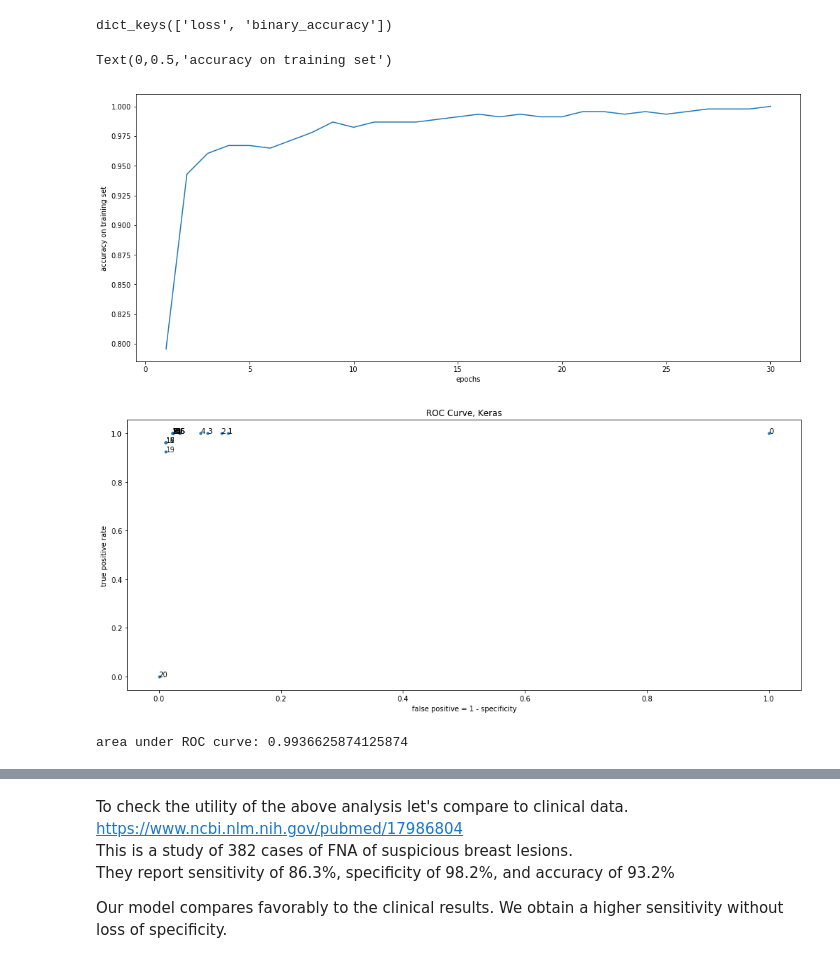
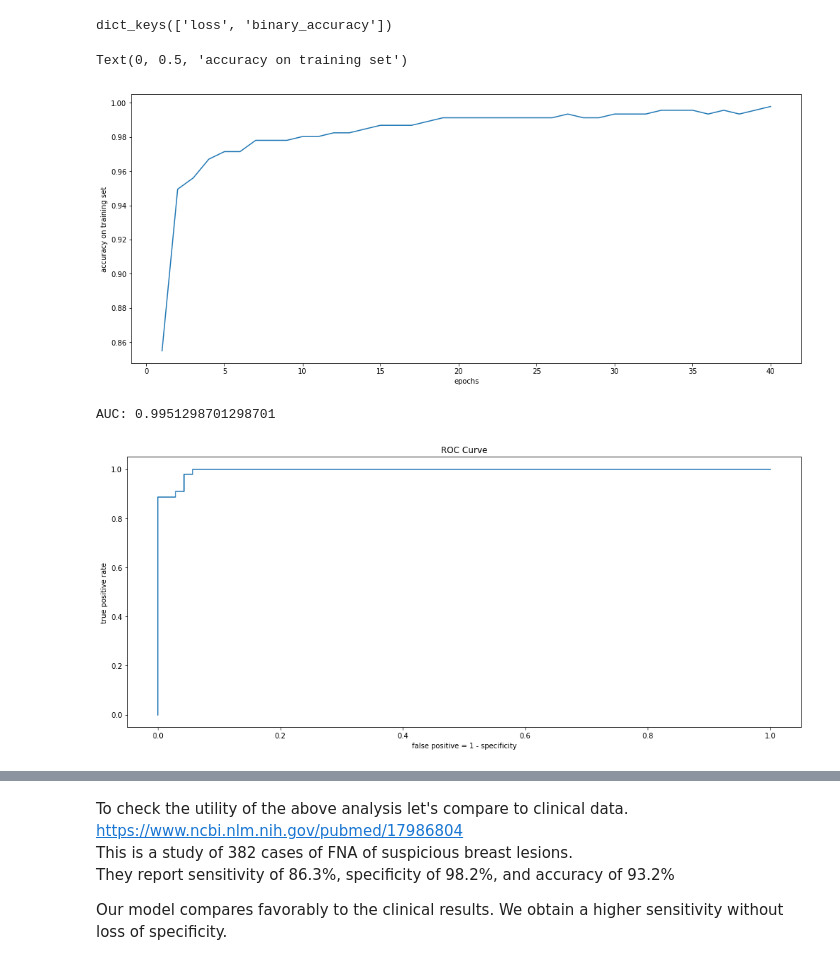
Before and after one commit to dalurie/Breast_Cancer_FNA, a Jupyter notebook: Breast_Cancer_FNA.ipynb, the cells around one changed output, grey strips where cells are left out. Saved outputs shown, nothing was run; the diff lists cells and outputs as text; code cells hidden in the pictures.

```diff
--- a/Breast_Cancer_FNA.ipynb
+++ b/Breast_Cancer_FNA.ipynb
@@ -166,5 +169,3 @@ diag_test = diag_bin[455:]
-# %%
-data_train_scaled = data_scaled[:455]
-data_test_scaled = data_scaled[455:]
-diag_train = diag_bin[:455]
-diag_test = diag_bin[455:]
+# %%
+for i in [data_train, data_test, diag_train, diag_test]:
+    print(len(i))
@@ -532,7 +559,6 @@ model = models.Sequential()
 model.add(layers.Dense(30, activation = 'relu', input_shape = (30,))) # input 1 for test, 30 for all features
 model.add(layers.Dense(30, activation = 'relu',))
 model.add(layers.Dense(30, activation = 'relu',))
-model.add(layers.Dense(30, activation = 'relu',))
 model.add(layers.Dense(1, activation = 'sigmoid',kernel_regularizer=regularizers.l2(0.03)))
 # %% [markdown]
 The output layer of the neural net above is a single node.
@@ -548,9 +574,10 @@ model.compile(optimizer=optimizers.RMSprop(lr=.001),
 # %%
 start = timeit.default_timer()
 model.fit(data_train,
-         diag_train,
-         epochs = 30,
+         Y_train,
+         epochs = 40,
          batch_size = 32,
+         #validation_data = ()
          verbose = 2)
 end = timeit.default_timer()
 # %% [output]
@@ -581,19 +608,20 @@ acc.history.keys()
 # %% [output]
 dict_keys(['loss', 'binary_accuracy'])
 # %%
-epochs = 30
+epochs = 40
 x_vals = list(range(1,epochs+1))
 y_vals = acc.history['binary_accuracy']
 plt.plot(x_vals,y_vals)
 plt.xlabel('epochs')
 plt.ylabel('accuracy on training set')
 # %% [output]
-Text(0,0.5,'accuracy on training set')
+Text(0, 0.5, 'accuracy on training set')
-[figure, old version]
+[figure, new version]
 # %%
 # model.save('/home/david/keras/kaggle/dnn')
 # %%
 pred = model.predict(data_test)
-plot_roc(pred,title="ROC Curve, Keras")
+plot_roc(pred)
 # %% [output]
+AUC: 0.9951298701298701
-[figure, old version]
+[figure, new version]
@@ -602,5 +627,0 @@ plot_roc(pred,title="ROC Curve, Keras")
-# %%
-fpr,tpr = roc(pred)
-print('area under ROC curve:',sk.metrics.auc(fpr,tpr))
-# %% [output]
-area under ROC curve: 0.9936625874125874
```
Also changed, not shown: parts of 44 cells of this notebook.
